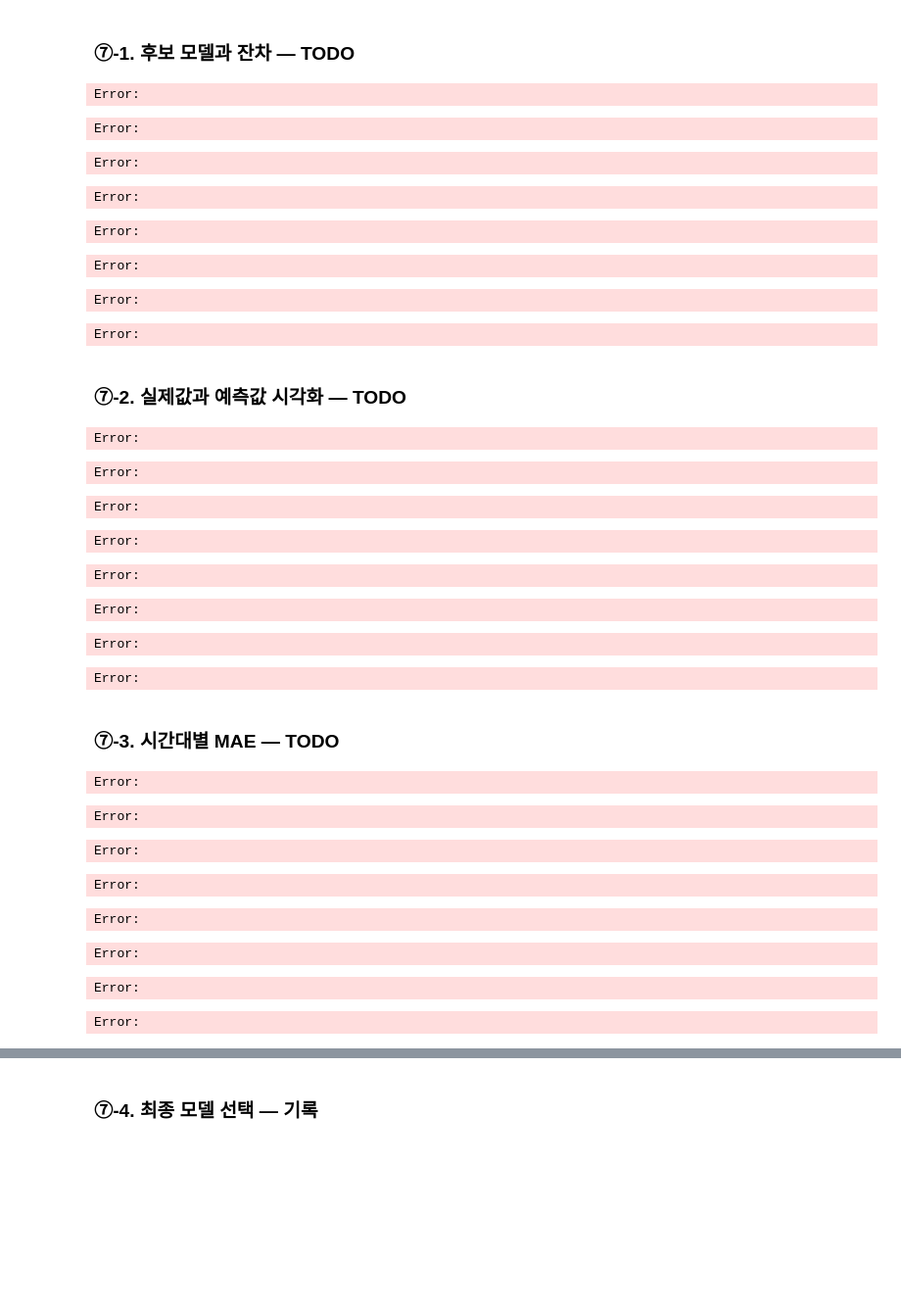
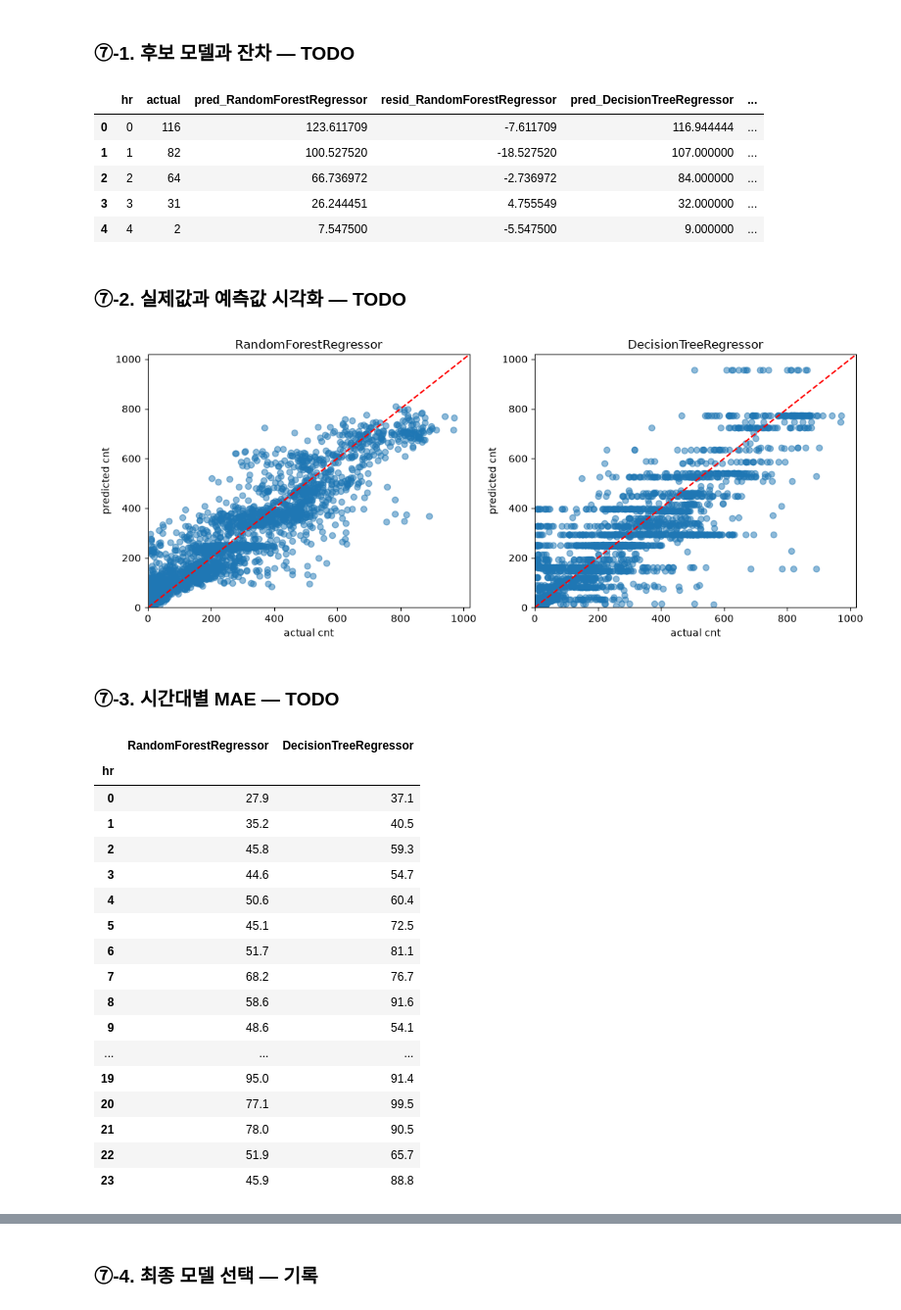
Before and after one commit to kingkingpo/ai-mini-projects, a Jupyter notebook: mini-project-01/code/01_regression_bike_demand.ipynb, the cells around one changed output, grey strips where cells are left out. Shown at 98% size. Drawn from its saved outputs; the diff is of its cells as text; code cells hidden in the pictures; blank space fills up the shorter version.

```diff
--- a/mini-project-01/code/01_regression_bike_demand.ipynb
+++ b/mini-project-01/code/01_regression_bike_demand.ipynb
@@ -585,7 +586,7 @@ rf_configs = {
     "B": {"n_estimators": 100, "max_depth": 15},
 }
 rf_models = {}
-
+rf_results = []
 # TODO 6-1~6-2. 두 설정의 Random Forest Pipeline 학습 및 성능 수집
 for key, params in rf_configs.items():
     # TODO: Pipeline 구성 (RandomForestRegressor(**params, random_state=42, n_jobs=-1))
@@ -603,8 +604,14 @@ for key, params in rf_configs.items():
 
     # [공통] 학습한 모델 보관
     rf_models[key] = model
+    print(key)
+    print(rf_models[key])
 
     # TODO: summarize()로 결과를 results에 추가합니다.
     row = summarize("RandomForestRegressor", model)
+    rf_results.append(row)#23
 
+    rf_df = pd.DataFrame(rf_results)#ss
     results.append(row)
+
+display(rf_df.round(3)) #ss
@@ -637,7 +677,9 @@ TypeError: 'ellipsis' object is not iterable
 # TODO 7-1. results_df를 검토하여 오류 분석할 후보 모델 2개를 선택합니다.
 # tree_models, rf_models 또는 앞서 학습한 모델 객체를 활용합니다.
 candidates = {
-    # "후보 이름": 학습된 모델 객체
+    "RandomForestRegressor": rf_models["B"],
+    "DecisionTreeRegressor": tree_models[12]
+
 }
 
 # [공통] 실제값과 시간대 DataFrame
@@ -648,50 +690,46 @@ pred_df = pd.DataFrame({
 
 # TODO 7-2. 각 모델의 Validation 예측값과 잔차를 계산합니다.
 for name, model in candidates.items():
-    pred_df[f"pred_{name}"] = ...
-    pred_df[f"resid_{name}"] = ...
+    pred_df[f"pred_{name}"] = model.predict(X_valid)
+    pred_df[f"resid_{name}"] = pred_df["actual"] - pred_df[f"pred_{name}"]
 
 display(pred_df.head())
 # %% [output]
-Error:
-Error:
-Error:
-Error:
-Error:
-Error:
-Error:
-Error:
+|  | hr | actual | pred_RandomForestRegressor | resid_RandomForestRegressor | pred_DecisionTreeRegressor | ... |
+| 0 | 0 | 116 | 123.611709 | -7.611709 | 116.944444 | ... |
+| 1 | 1 | 82 | 100.527520 | -18.527520 | 107.000000 | ... |
+| 2 | 2 | 64 | 66.736972 | -2.736972 | 84.000000 | ... |
+| 3 | 3 | 31 | 26.244451 | 4.755549 | 32.000000 | ... |
+| 4 | 4 | 2 | 7.547500 | -5.547500 | 9.000000 | ... |
 # %% [markdown]
 ### ⑦-2. 실제값과 예측값 시각화 — TODO
 # %%
 # [공통] 두 후보 모델을 나란히 비교합니다.
 assert len(candidates) == 2, "오류 분석 후보를 2개 선택하세요."
 fig, axes = plt.subplots(1, 2, figsize=(11, 4.5))
 lim = pred_df["actual"].max() * 1.05
 
 for ax, name in zip(axes, candidates):
     # TODO 7-3. 실제값(x)·예측값(y) 산점도와 y=x 기준선을 작성합니다.
     # 힌트: ax.scatter(), ax.plot()
-    ...
+
+    # 1. 실제값(x)과 예측값(y)을 비교하는 산점도 그리기
+    ax.scatter(pred_df["actual"], pred_df[f"pred_{name}"], alpha=0.5)
+
+    # 2. 완벽하게 예측했을 때의 기준선(y = x 대각선) 그리기
+    ax.plot([0, lim], [0, lim], color="red", linestyle="--")
 
     # [공통] 축 및 제목
     ax.set_xlabel("actual cnt")
     ax.set_ylabel("predicted cnt")
     ax.set_title(name)
     ax.set_xlim(0, lim)
     ax.set_ylim(0, lim)
 
 plt.tight_layout()
 plt.show()
 # %% [output]
-Error:
-Error:
-Error:
-Error:
-Error:
-Error:
-Error:
-Error:
+[figure, added]
 # %% [markdown]
 ### ⑦-3. 시간대별 MAE — TODO
 # %%
@@ -701,19 +739,30 @@ hourly_mae.index.name = "hr"
 
 for name in candidates:
     # TODO 7-4. 모델별 절대오차와 시간대별 평균 절대오차를 계산합니다.
-    abs_err = ...
-    hourly_mae[name] = ...
+
+    abs_err = np.abs(pred_df[f"resid_{name}"])
+    hourly_mae[name] = abs_err.groupby(pred_df["hr"]).mean()
 
 display(hourly_mae.round(1))
 # %% [output]
-Error:
-Error:
-Error:
-Error:
-Error:
-Error:
-Error:
-Error:
+|  | RandomForestRegressor | DecisionTreeRegressor |
+| hr |  |  |
+| 0 | 27.9 | 37.1 |
+| 1 | 35.2 | 40.5 |
+| 2 | 45.8 | 59.3 |
+| 3 | 44.6 | 54.7 |
+| 4 | 50.6 | 60.4 |
+| 5 | 45.1 | 72.5 |
+| 6 | 51.7 | 81.1 |
+| 7 | 68.2 | 76.7 |
+| 8 | 58.6 | 91.6 |
+| 9 | 48.6 | 54.1 |
+| ... | ... | ... |
+| 19 | 95.0 | 91.4 |
+| 20 | 77.1 | 99.5 |
+| 21 | 78.0 | 90.5 |
+| 22 | 51.9 | 65.7 |
+| 23 | 45.9 | 88.8 |
 # %%
 # TODO 7-5. 후보 모델들의 시간대별 MAE를 막대그래프로 표현합니다.
 # 힌트: plt.bar(), hourly_mae
```
Also changed, not shown: parts of 17 cells of this notebook.
